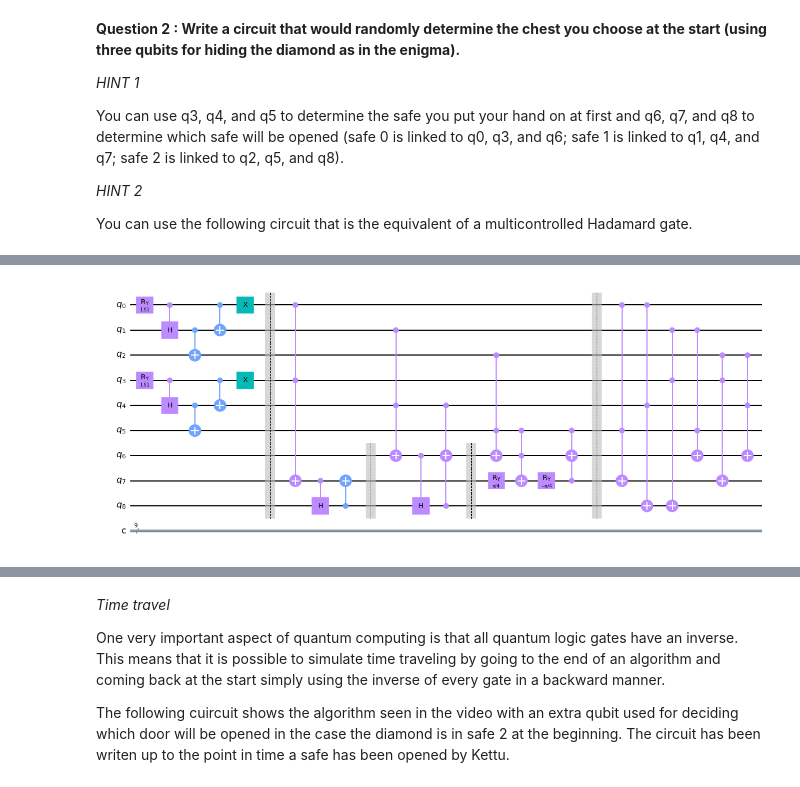
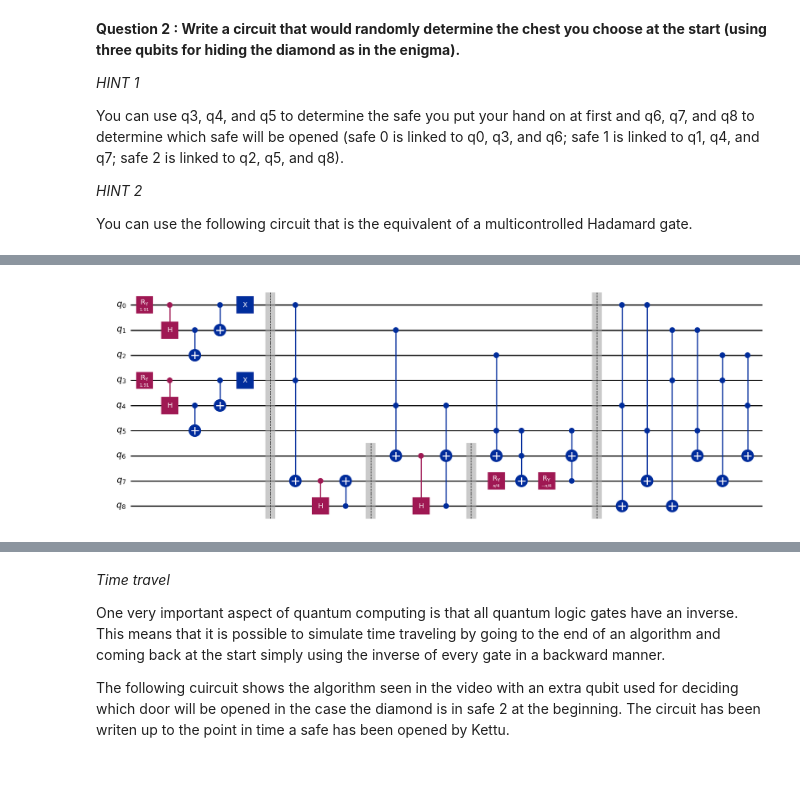
Before and after one commit to algolab-quantique/quantum-enigmas, a Jupyter notebook: notebooks/enigma004.ipynb, the cells around one changed output, grey strips where cells are left out. Drawn from its saved outputs; the diff is of its cells as text; code cells hidden in the pictures.

```diff
--- a/notebooks/enigma004.ipynb
+++ b/notebooks/enigma004.ipynb
@@ -61,57 +59,65 @@ problem_qc.draw("mpl")
 # %%
-problem_qc = QuantumCircuit(9, 9)
+problem2_qc = QuantumCircuit(9)
 
 #hidding the diamond in one of the three safes
-problem_qc.ry(1.910633, 0)
-problem_qc.ch(0, 1)
-problem_qc.cx(1, 2)
-problem_qc.cx(0, 1)
-problem_qc.x(0)
+problem2_qc.ry(1.910633, 0)
+problem2_qc.ch(0, 1)
+problem2_qc.cx(1, 2)
+problem2_qc.cx(0, 1)
+problem2_qc.x(0)
 
 #putting the hand on one of the three safes
 
-problem_qc.ry(1.910633, 3)
-problem_qc.ch(3, 4)
-problem_qc.cx(4, 5)
-problem_qc.cx(3, 4)
-problem_qc.x(3)
-problem_qc.barrier()
+problem2_qc.ry(1.910633, 3)
+problem2_qc.ch(3, 4)
+problem2_qc.cx(4, 5)
+problem2_qc.cx(3, 4)
+problem2_qc.x(3)
+problem2_qc.barrier()
+
+# il y a 3^2 = 9 combinaisons possibles de coffres et de mains
 
 #door to open in case diamond and hand are on 0
-problem_qc.ccx(0, 3, 7)
-problem_qc.ch(7, 8)
-problem_qc.cx(8, 7)
-problem_qc.barrier(6, 7 , 8)
+problem2_qc.mcx([0, 3], 7)
+problem2_qc.ch(7, 8)
+problem2_qc.cx(8, 7)
+problem2_qc.barrier(6, 7 , 8)
 
 #door to open in case diamond and hand are on 1
-problem_qc.ccx(1, 4, 6)
-problem_qc.ch(6, 8)
-#we must use an extra control on q1 or q4 for the case q8 is in the 1 state because of what comes befor the last barrier
-problem_qc.ccx(4, 8, 6)
-problem_qc.barrier(6, 7, 8)
+problem2_qc.mcx([1, 4], 6)
+problem2_qc.ch(6, 8)
+#we must use an extra control on q1 or q4 for the case q8 is in the 1 state because of what comes before the last barrier
+problem2_qc.mcx([4, 8], 6)
+problem2_qc.barrier(6, 7, 8)
 
 #door to open in case diamond and hand are on 2
-problem_qc.ccx(2, 5, 6)
-problem_qc.ry(pi/4, 7)
-#we must use an extra control on q2 or q5 for the case q7 is in the 1 state because of what comes befor the last barrier
-problem_qc.ccx(5, 6, 7)
-problem_qc.ry(-pi/4, 7)
-problem_qc.ccx(5, 7, 6)
-problem_qc.barrier()
+problem2_qc.mcx([2, 5], 6)
+problem2_qc.ry(np.pi/4, 7)
+#we must use an extra control on q2 or q5 for the case q6 is in the 1 state because of what comes before the last barrier
+problem2_qc.mcx([5, 6], 7)
+problem2_qc.ry(-np.pi/4, 7)
+#we must use an extra control on q2 or q5 for the case q7 is in the 1 state because of what comes before the last barrier
+problem2_qc.mcx([5, 7], 6)
+problem2_qc.barrier()
 
+#door to open in case diamond is in 0 and hand are on 1
+problem2_qc.mcx([0, 4], 8)
 #door to open in case diamond is in 0 and hand are on 2
-problem_qc.ccx(0, 5, 7)
-#door to open in case diamond is in 0 and hand are on 1
-problem_qc.ccx(0, 4, 8)
-#door to open in case diamond is in 0 and hand are on 2
-problem_qc.ccx(1, 3, 8)
-#door to open in case diamond is in 0 and hand are on 2
-problem_qc.ccx(1, 5, 6)
-#door to open in case diamond is in 0 and hand are on 2
-problem_qc.ccx(2, 3, 7)
-#door to open in case diamond is in 0 and hand are on 2
-problem_qc.ccx(2, 4, 6)
+problem2_qc.mcx([0, 5], 7)
+#door to open in case diamond is in 1 and hand are on 0
+problem2_qc.mcx([1, 3], 8)
+#door to open in case diamond is in 1 and hand are on 2
+problem2_qc.mcx([1, 5], 6)
+#door to open in case diamond is in 2 and hand are on 0
+problem2_qc.mcx([2, 3], 7)
+#door to open in case diamond is in 2 and hand are on 1
+problem2_qc.mcx([2, 4], 6)
 
-problem_qc.draw("mpl")
+#problem2_qc.barrier()
+
+#for i in range(9):
+ #   problem2_qc.measure(i, i)
+
+problem2_qc.draw("mpl")
 # %% [output]
-[figure, old version]
+[figure, new version]
```
Also changed, not shown: parts of 7 cells of this notebook, 10 other files.
